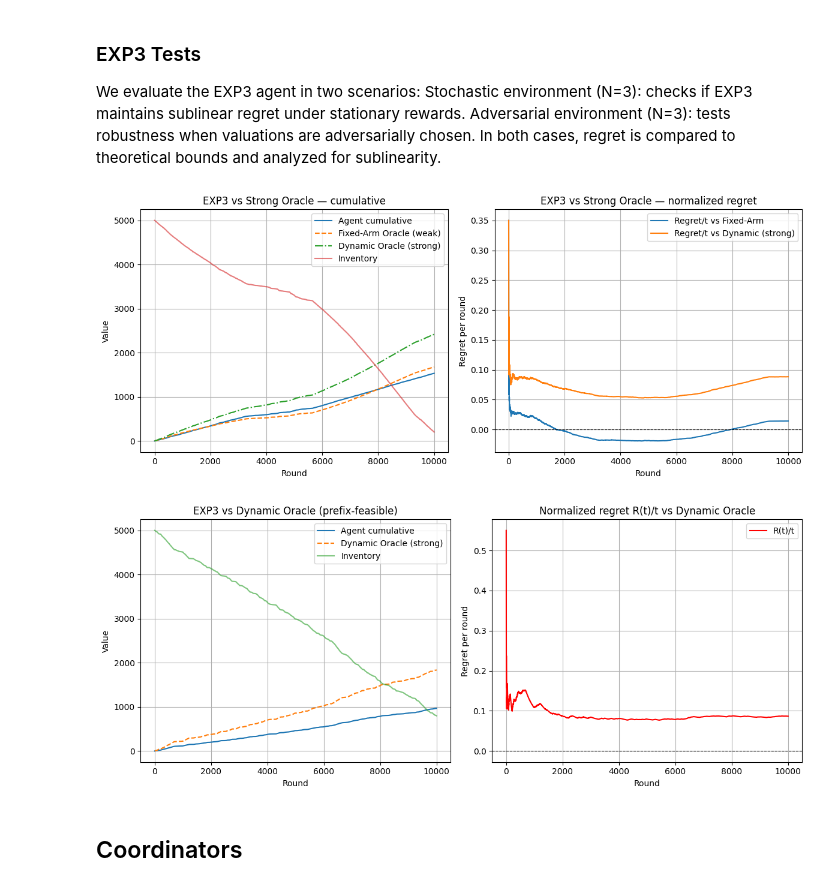
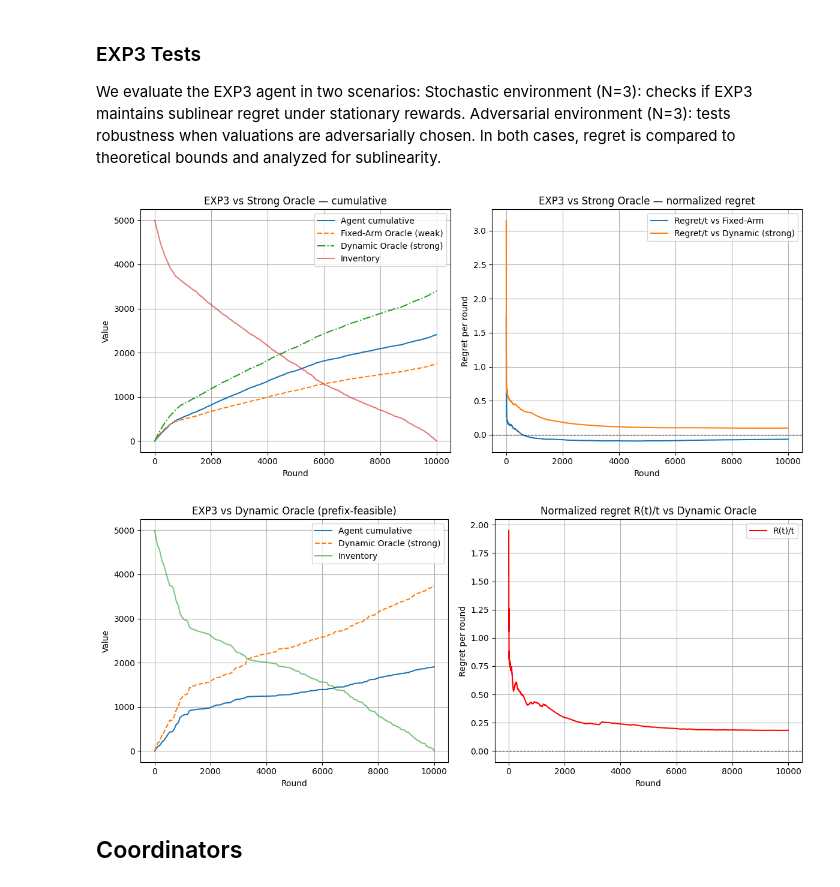
Before and after one commit to alessandrom10/Online_Learning_Applications_Project, a Jupyter notebook: Delivery/Req_3.ipynb, the cells around one changed output. Saved outputs shown, nothing was run; the diff lists cells and outputs as text; code cells hidden in the pictures.

```diff
--- a/Delivery/Req_3.ipynb
+++ b/Delivery/Req_3.ipynb
@@ -135,7 +135,7 @@ class AdversarialEnvironment(Environment):
 ### Tests
 # %%
 T = 250
-N = 1
+N = 3
 # %%
 adv = AdversarialEnvironment(cost = 5, T = T, N = N)
 adv.plot_valuations(T, N)
@@ -323,7 +323,6 @@ class EXP3Agent(Agent):
         self,
         T, N,
         price_set=None,
-        gamma=None,
         p_floor=0.05,
         gamma_explore=0.05,
         warm_start_rounds=None,
@@ -342,10 +341,7 @@ class EXP3Agent(Agent):
         self.a_t = np.ones(self.N, dtype=int) * -1
         self.t = 0
 
-        if gamma is None:
-            self.learning_rate = np.sqrt(np.log(max(2, self.K)) / (self.K * max(1, self.T)))
-        else:
-            self.learning_rate = float(gamma)
+        self.learning_rate = np.sqrt(np.log(max(2, self.K)) / (self.K * max(1, self.T)))
 
         self.weights = np.ones((self.N, self.K), dtype=np.float64)
         self.N_pulls = np.zeros((self.N, self.K), dtype=int)
@@ -610,7 +590,7 @@ class PrefixOracleTracker:
 T = 10_000
 B0 = int(T / 2)
 B  = B0
-N = 1
+N = 5
 
 np.random.seed(0)
 
@@ -670,7 +650,7 @@ plt.subplot(1,2,1)
 plt.plot(t_values, regret_curve, label='Synced-oracle regret')
 plt.plot(t_values, agent_cum_series, label='Agent cumulative', alpha=0.6)
 plt.plot(t_values, oracle_cum_series, label='Oracle cumulative', linestyle='--', alpha=0.8)
-plt.xlabel('Round'); plt.ylabel('Scaled value'); plt.title('Budgeted pricing')
+plt.xlabel('Round'); plt.ylabel('Scaled value'); plt.title('Budgeted pricing — per-round debug (synced budgets)')
 plt.legend(); plt.grid(True);
 
 
@@ -690,7 +670,7 @@ plt.show()
 T = 10_000
 B0 = int(T/2)
 B  = B0
-N = 1
+N = 5
 
 np.random.seed(0)
 
@@ -747,7 +727,7 @@ plt.subplot(1,2,1)
 plt.plot(t_values, regret_curve, label='Synced-oracle regret')
 plt.plot(t_values, agent_cum_series, label='Agent cumulative', alpha=0.6)
 plt.plot(t_values, oracle_cum_series, label='Oracle cumulative', linestyle='--', alpha=0.8)
-plt.xlabel('Round'); plt.ylabel('Scaled value'); plt.title('Budgeted pricing')
+plt.xlabel('Round'); plt.ylabel('Scaled value'); plt.title('Budgeted pricing — per-round debug (synced budgets)')
 plt.legend(); plt.grid(True);
 
 
@@ -986,17 +954,17 @@ def plot_results(res, title_prefix="Agent vs Oracles"):
 # %%
 # EXP3 test in Stochastic Environment
 
 agent = EXP3Agent(T=T, N=N)
 env   = StochasticEnvironment(cost=5, var=20, T=T, N=N)
 
 T = 10_000
-N = 1
+N = 5
 B0 = T//2
 np.random.seed(0)
 results = run_agent_vs_oracles(agent, env, T=T, B0=B0, use_dynamic=True)
 plot_results(results, title_prefix="EXP3 vs Strong Oracle")
 # %% [output]
-[figure, old version]
+[figure, new version]
 # %%
 # DynamicOracleTracker: prefix-feasible, budget-synced *prophet* oracle — at each round takes best per-item price, then keeps the top k_t profits over history (stronger than fixed-arm).
 
@@ -1053,10 +1021,9 @@ class DynamicOracleTracker:
         return self.oracle_cum
 # %%
 # EXP3 test in Adversarial Environment
-
 T = 10_000
 B0 = int(T/2); B = B0
-N = 1
+N = 5
 
 np.random.seed(0)
 
@@ -1068,7 +1035,6 @@ log_inventory = np.zeros(T, dtype=int)
 
 dyn_oracle = DynamicOracleTracker(env=env, price_set=agent.price_set, B0=B0, T=T, N=N)
 
-agent_cum = 0.0
 for t in range(T):
     p = agent.pull_arm(B)
     r = env.round(p)
@@ -1081,7 +1047,6 @@ for t in range(T):
     log_inventory[t] = B
     r_sum = float(r.sum())
     rewards[t] = r_sum
-    agent_cum += r_sum
 
     k_t = int(min(B0, B0 - B))
     dyn_oracle.step(t, k_t)
@@ -1096,8 +1061,9 @@ for t in range(T):
     k_t = int(min(B0, agent_used_series[t]))
     oracle_cum_series[t] = dyn_oracle2.step(t, k_t)
 
-regret_curve = oracle_cum_series - agent_cum_series
-regret_ratio = regret_curve / np.maximum(1, t_values)
+regret_curve = (oracle_cum_series - agent_cum_series) / N
+regret_ratio = regret_curve /t_values
+
 
 plt.figure(figsize=(12,5))
 
@@ -1119,7 +1085,7 @@ plt.legend(); plt.grid(True)
 plt.tight_layout()
 plt.show()
 # %% [output]
-[figure, old version]
+[figure, new version]
 # %% [markdown]
 ## Coordinators
 # %%
```
Also changed, not shown: parts of 15 cells of this notebook.
